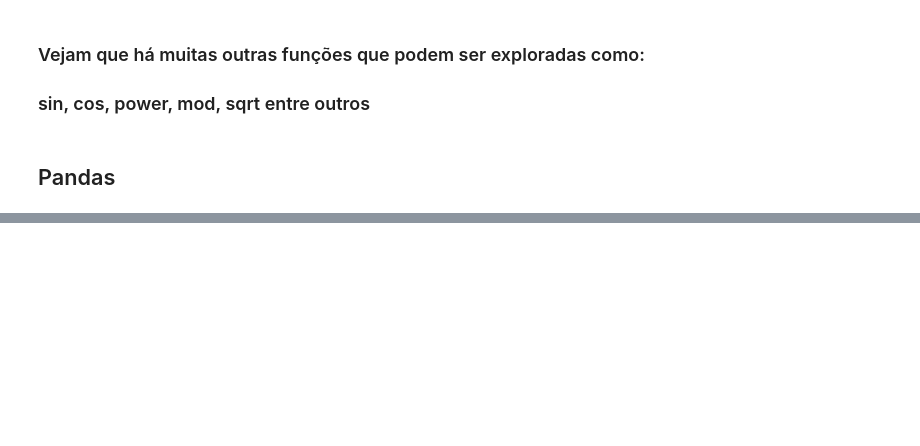
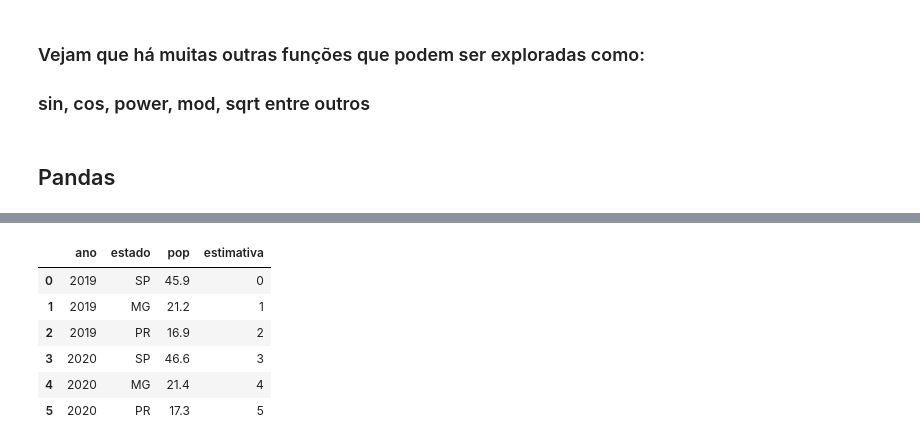
Before and after one commit to hgatoma/projecto-ds-01, a Jupyter notebook: ds-project-one.ipynb, the cells around one changed output, grey strips where cells are left out. Cells and saved outputs as stored; diff of their text form; code cells hidden in the pictures; blank space fills up the shorter version.

```diff
--- a/ds-project-one.ipynb
+++ b/ds-project-one.ipynb
@@ -276,0 +475,11 @@ array([[125, 140, 155, 170, 185],
+# %%
+df3 = df2
+df3
+# %% [output]
+|  | ano | estado | pop | estimativa |
+| 0 | 2019 | SP | 45.9 | 0 |
+| 1 | 2019 | MG | 21.2 | 1 |
+| 2 | 2019 | PR | 16.9 | 2 |
+| 3 | 2020 | SP | 46.6 | 3 |
+| 4 | 2020 | MG | 21.4 | 4 |
+| 5 | 2020 | PR | 17.3 | 5 |
```
Also changed, not shown: parts of 34 cells of this notebook.
